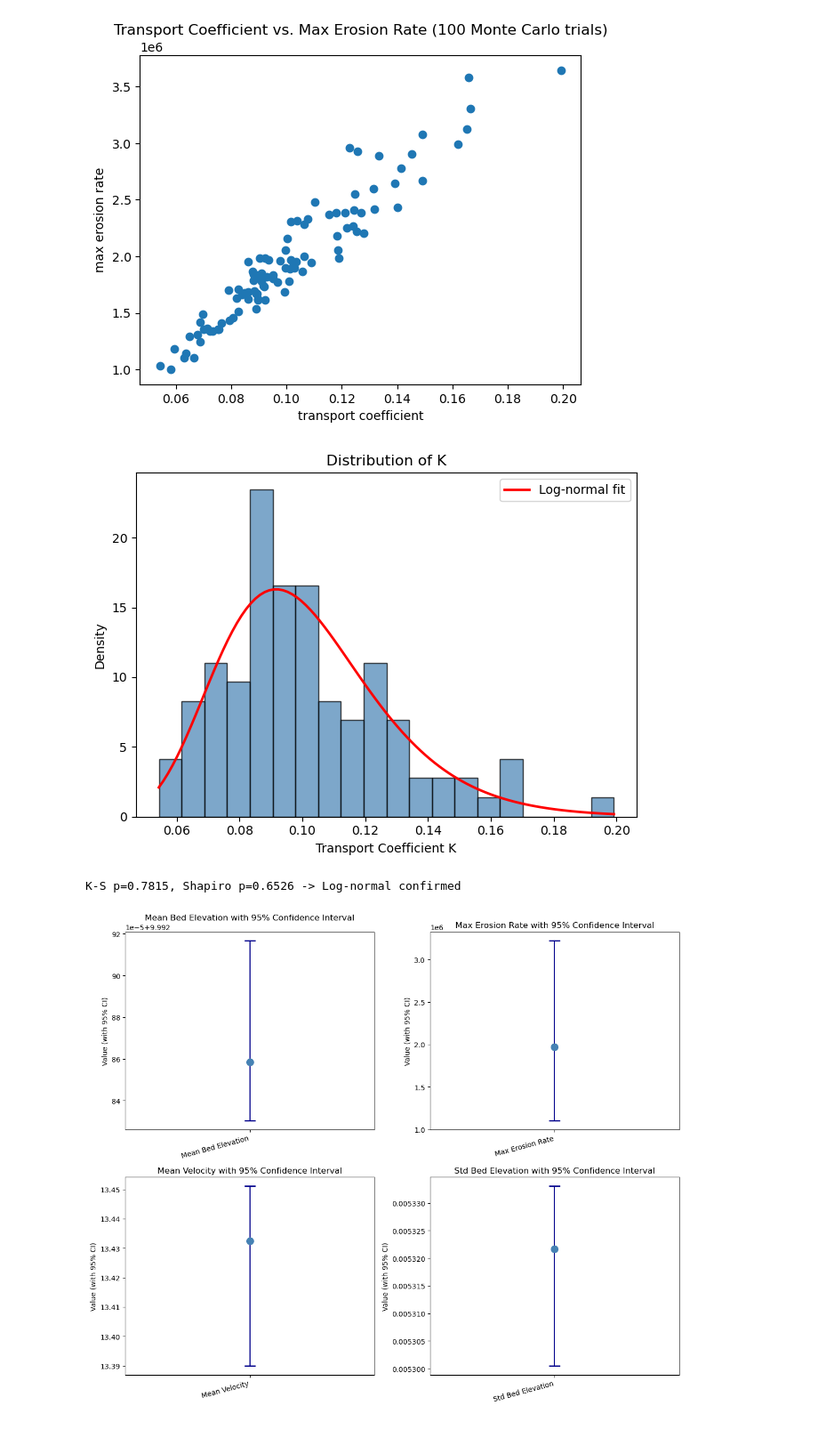
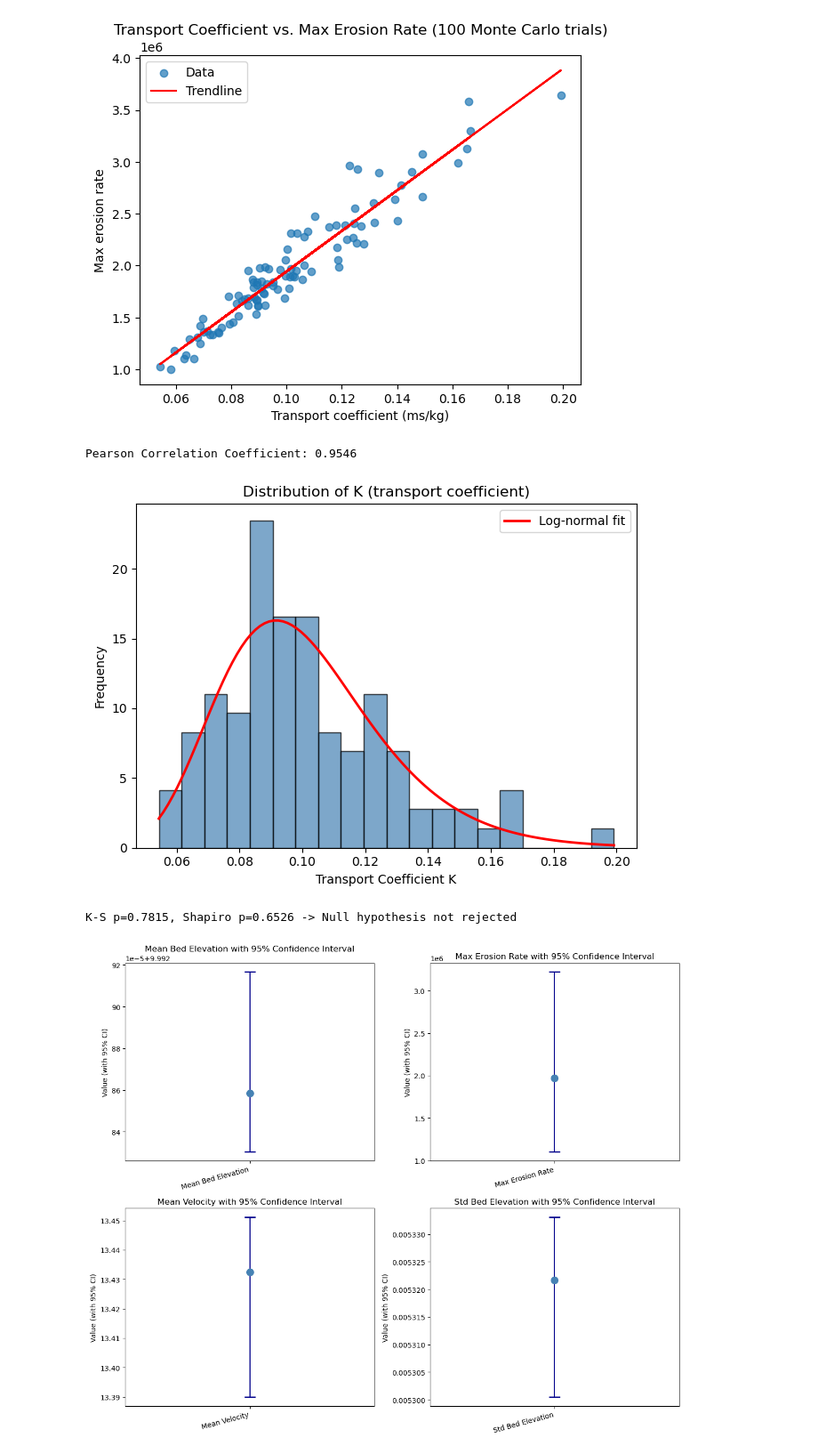
Before and after one commit to Mr-Moody/River-Modelling, a Jupyter notebook: monte_carlo_analysis.ipynb, the cells around one changed output. Shown at 89% size. Saved outputs shown, nothing was run; the diff lists cells and outputs as text; code cells hidden in the pictures.

Commit message:
plot figures

```diff
--- a/monte_carlo_analysis.ipynb
+++ b/monte_carlo_analysis.ipynb
@@ -6,16 +6,29 @@ from scipy import stats
 # %%
 # transport coeff vs. max erosion rate
 df = pd.read_csv("River-Unity/Results/summary_statistics.csv")
 transport_coeff = df["transport_coefficient_K"]
 max_erosion_rate = df["max_erosion_rate"]
 
-plt.scatter(transport_coeff, max_erosion_rate)
-plt.xlabel("transport coefficient")
-plt.ylabel("max erosion rate")
+# Scatter plot
+plt.scatter(transport_coeff, max_erosion_rate, label="Data", alpha=0.7)
+
+# Fit a linear trendline
+coefficients = np.polyfit(transport_coeff, max_erosion_rate, 1)
+trendline = np.poly1d(coefficients)
+plt.plot(transport_coeff, trendline(transport_coeff), color="red", label="Trendline")
+
+plt.xlabel("Transport coefficient (ms/kg)")
+plt.ylabel("Max erosion rate")
 plt.title("Transport Coefficient vs. Max Erosion Rate (100 Monte Carlo trials)")
+plt.legend()
 plt.show()
+
+# Calculate and print the Pearson correlation coefficient
+correlation_coeff0icient = np.corrcoef(transport_coeff, max_erosion_rate)[0, 1]
+print(f"Pearson Correlation Coefficient: {correlation_coefficient:.4f}")
 # %% [output]
-[figure, old version]
+[figure, new version]
+Pearson Correlation Coefficient: 0.9546
 # %%
 # verifying that 100 trials is enough for transport coeff to follow the log-normal distribution
 K = df['transport_coefficient_K'].values
@@ -28,8 +41,8 @@ mu_ln, sigma_ln = ln_K.mean(), ln_K.std()
 pdf_fit = stats.lognorm.pdf(x_fit, s=sigma_ln, scale=np.exp(mu_ln))
 plt.plot(x_fit, pdf_fit, 'r-', lw=2, label=f'Log-normal fit')
 plt.xlabel('Transport Coefficient K')
-plt.ylabel('Density')
-plt.title('Distribution of K')
+plt.ylabel('Frequency')
+plt.title('Distribution of K (transport coefficient)')
 plt.legend()
 
 plt.tight_layout()
@@ -40,10 +53,10 @@ mu, sigma = ln_K.mean(), ln_K.std()
 ks_p = stats.kstest(ln_K, 'norm', args=(mu, sigma))[1]
 sw_p = stats.shapiro(ln_K)[1]
 
-print(f"K-S p={ks_p:.4f}, Shapiro p={sw_p:.4f} -> {'Log-normal confirmed' if ks_p > 0.05 and sw_p > 0.05 else 'Not log-normal'}")
+print(f"K-S p={ks_p:.4f}, Shapiro p={sw_p:.4f} -> {'Log-normal confirmed' if ks_p > 0.95 and sw_p > 0.95 else 'Null hypothesis not rejected'}")
 # %% [output]
-[figure, old version]
+[figure, new version]
-K-S p=0.7815, Shapiro p=0.6526 -> Log-normal confirmed
+K-S p=0.7815, Shapiro p=0.6526 -> Null hypothesis not rejected
 # %%
 metrics = ['mean_bed_elevation', 'max_erosion_rate', 'mean_velocity', 'std_bed_elevation']
 metric_labels = ['Mean Bed Elevation', 'Max Erosion Rate', 'Mean Velocity', 'Std Bed Elevation']
```
Also changed, not shown: parts of 1 cell of this notebook, 4 other files.
